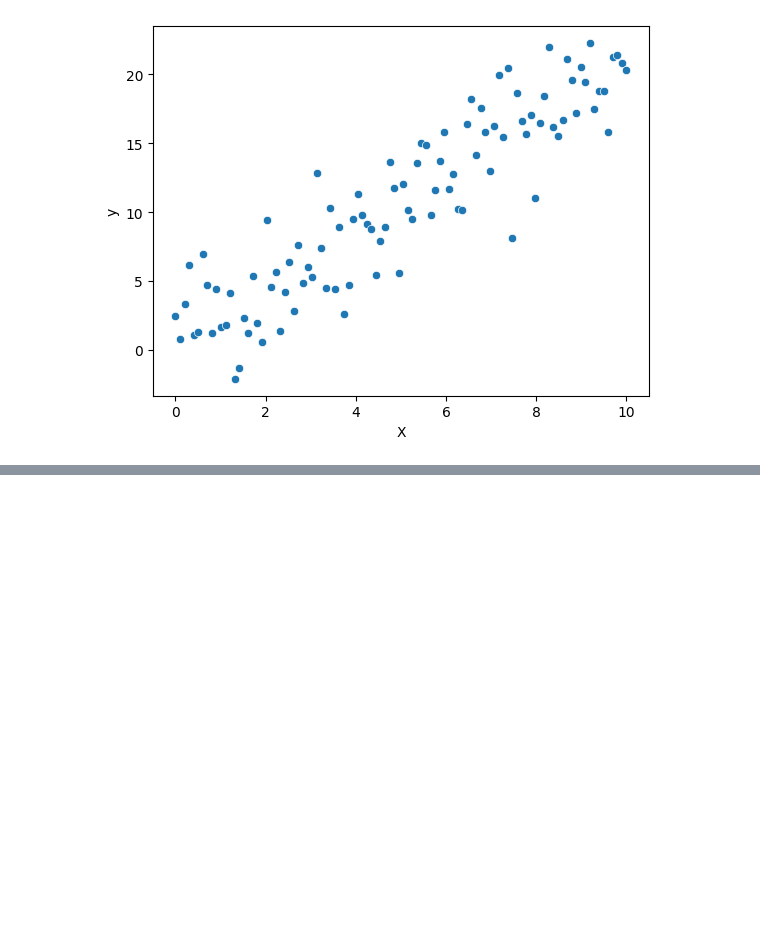
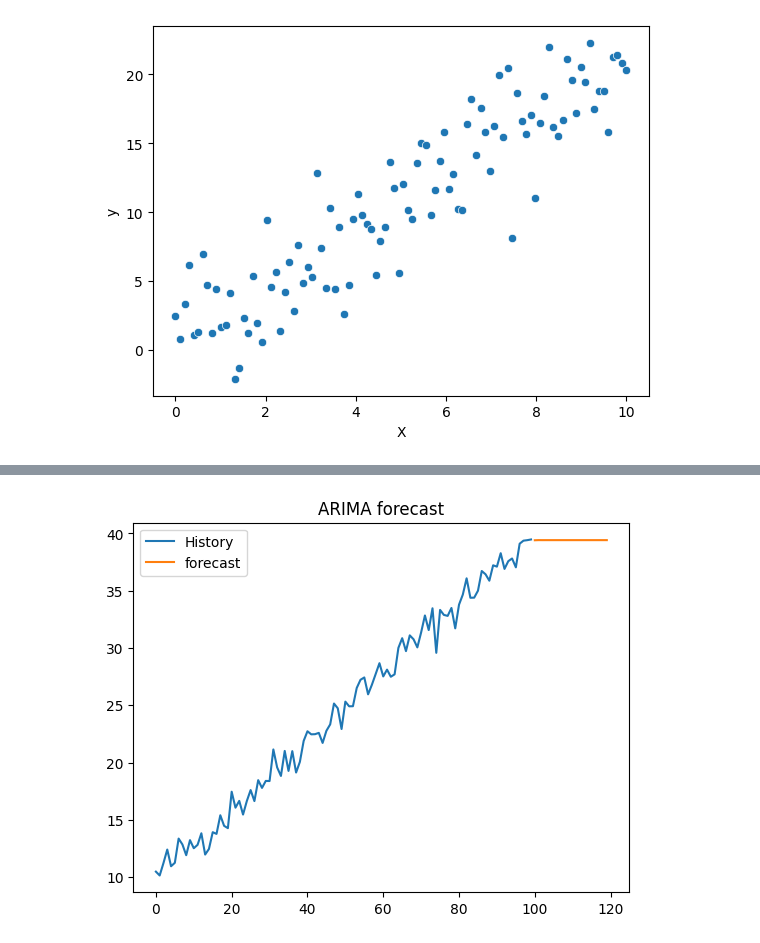
Before and after one commit to avikumart/DA-DS-Questions, a Jupyter notebook: ML_coding/Ml_coding_and_interviewn_practice.ipynb, the cells around one changed output, grey strips where cells are left out. Cells and saved outputs as stored; diff of their text form; code cells hidden in the pictures; blank space fills up the shorter version.

```diff
--- a/ML_coding/Ml_coding_and_interviewn_practice.ipynb
+++ b/ML_coding/Ml_coding_and_interviewn_practice.ipynb
@@ -952,0 +1057,19 @@ plt.show()
+# %%
+# fit the arima model on the df
+model = ARIMA(df, order=(1, 1, 1))
+model_fit = model.fit()
+
+# forecast for next 20 steps
+forecast_steps = 20
+forecast = model_fit.forecast(steps=forecast_steps)
+
+# create the index for the forecast range
+forecast_index = np.arange(len(df), len(df) + forecast_steps)
+
+plt.plot(df, label="History")
+plt.plot(forecast_index, forecast, label="forecast")
+plt.title("ARIMA forecast")
+plt.legend()
+plt.show()
+# %% [output]
+[figure, added]
```
Also changed, not shown: parts of 8 cells of this notebook.
